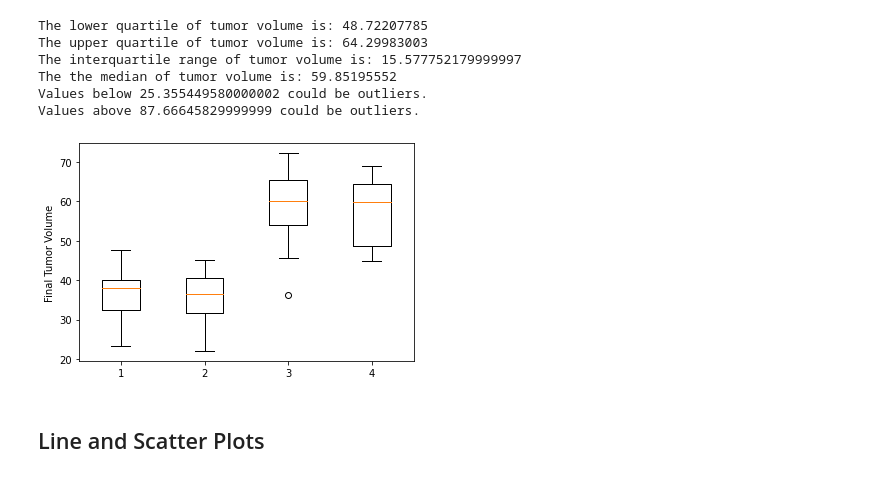
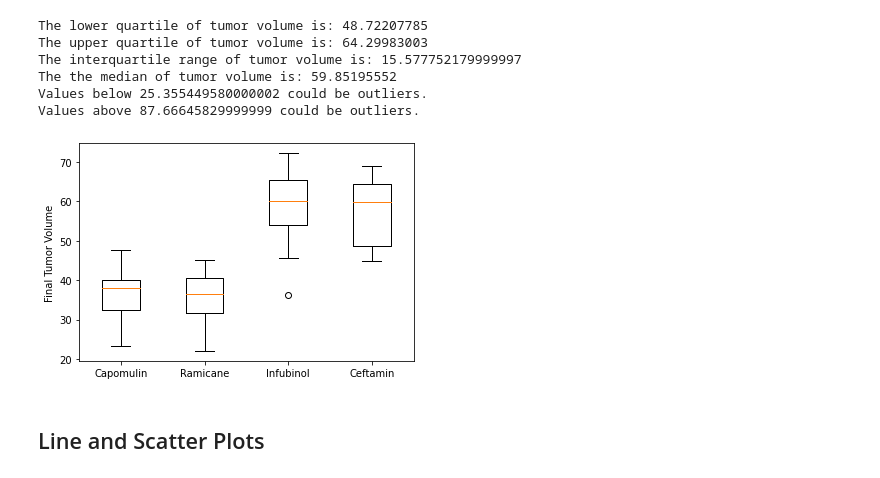
Before and after one commit to eperez3181/Matplotlib-challenge, a Jupyter notebook: pymaceuticals.ipynb, the cells around one changed output. Cells and saved outputs as stored; diff of their text form; code cells hidden in the pictures.

```diff
--- a/pymaceuticals.ipynb
+++ b/pymaceuticals.ipynb
@@ -309,14 +311,13 @@ Values above 87.66645829999999 could be outliers.
 # %%
 # Generate a box plot of the final tumor volume of each mouse across four regimens of interest
 fig1, ax1 = plt.subplots()
 ax1.set_title('')
 ax1.set_ylabel('Final Tumor Volume')
-ax1.boxplot(tumor_volume_list)
-
+ax1.boxplot(tumor_volume_list, labels = treatments)
 
 plt.show()
 # %% [output]
-[figure, old version]
+[figure, new version]
 # %% [markdown]
 ## Line and Scatter Plots
 # %%
```
Also changed, not shown: parts of 7 cells of this notebook.
